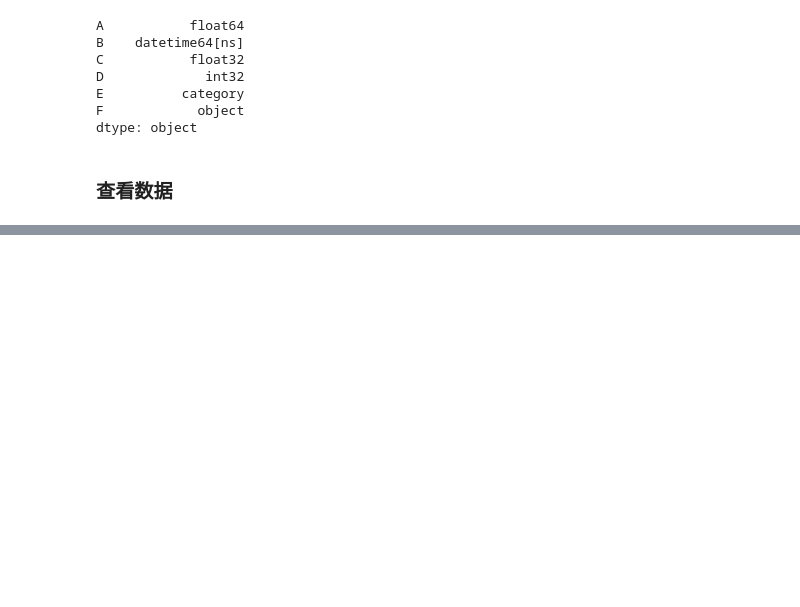
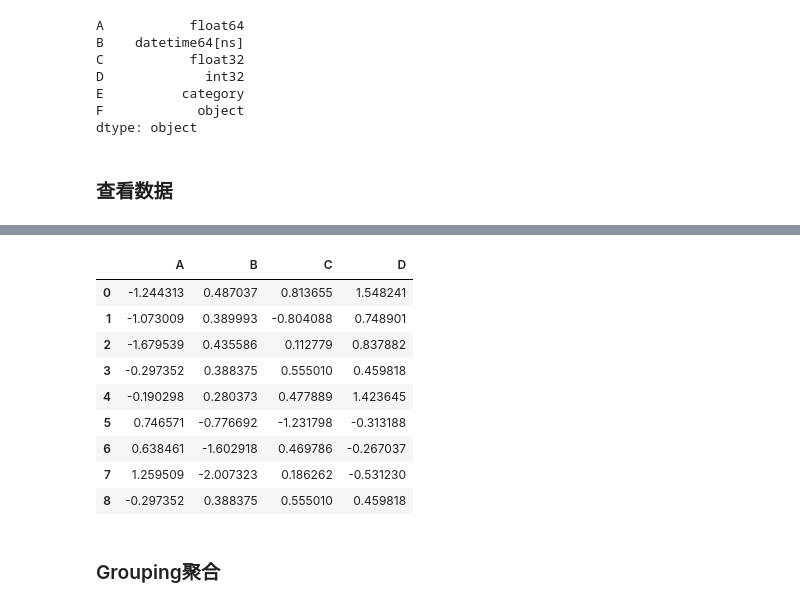
Before and after one commit to Wuyanan520/learn_pandas, a Jupyter notebook: learn_pandas.ipynb, the cells around one changed output, grey strips where cells are left out. Cells and saved outputs as stored; diff of their text form; code cells hidden in the pictures; blank space fills up the shorter version.

```diff
--- a/learn_pandas.ipynb
+++ b/learn_pandas.ipynb
@@ -147,0 +620,3 @@ http://pandas.pydata.org/pandas-docs/stable/overview.html
+# %%
+df = pd.DataFrame(np.random.randn(8,4), columns=list('ABCD'))
+df
@@ -147,0 +633,19 @@ http://pandas.pydata.org/pandas-docs/stable/overview.html
+# %%
+s = df.iloc[3]#第四行
+
+t = df.iloc[:,3] #第四列
+# %%
+df.append(s, ignore_index=True)
+# %% [output]
+|  | A | B | C | D |
+| 0 | -1.244313 | 0.487037 | 0.813655 | 1.548241 |
+| 1 | -1.073009 | 0.389993 | -0.804088 | 0.748901 |
+| 2 | -1.679539 | 0.435586 | 0.112779 | 0.837882 |
+| 3 | -0.297352 | 0.388375 | 0.555010 | 0.459818 |
+| 4 | -0.190298 | 0.280373 | 0.477889 | 1.423645 |
+| 5 | 0.746571 | -0.776692 | -1.231798 | -0.313188 |
+| 6 | 0.638461 | -1.602918 | 0.469786 | -0.267037 |
+| 7 | 1.259509 | -2.007323 | 0.186262 | -0.531230 |
+| 8 | -0.297352 | 0.388375 | 0.555010 | 0.459818 |
+# %% [markdown]
+### Grouping聚合
```
Also changed, not shown: parts of 92 cells of this notebook.
